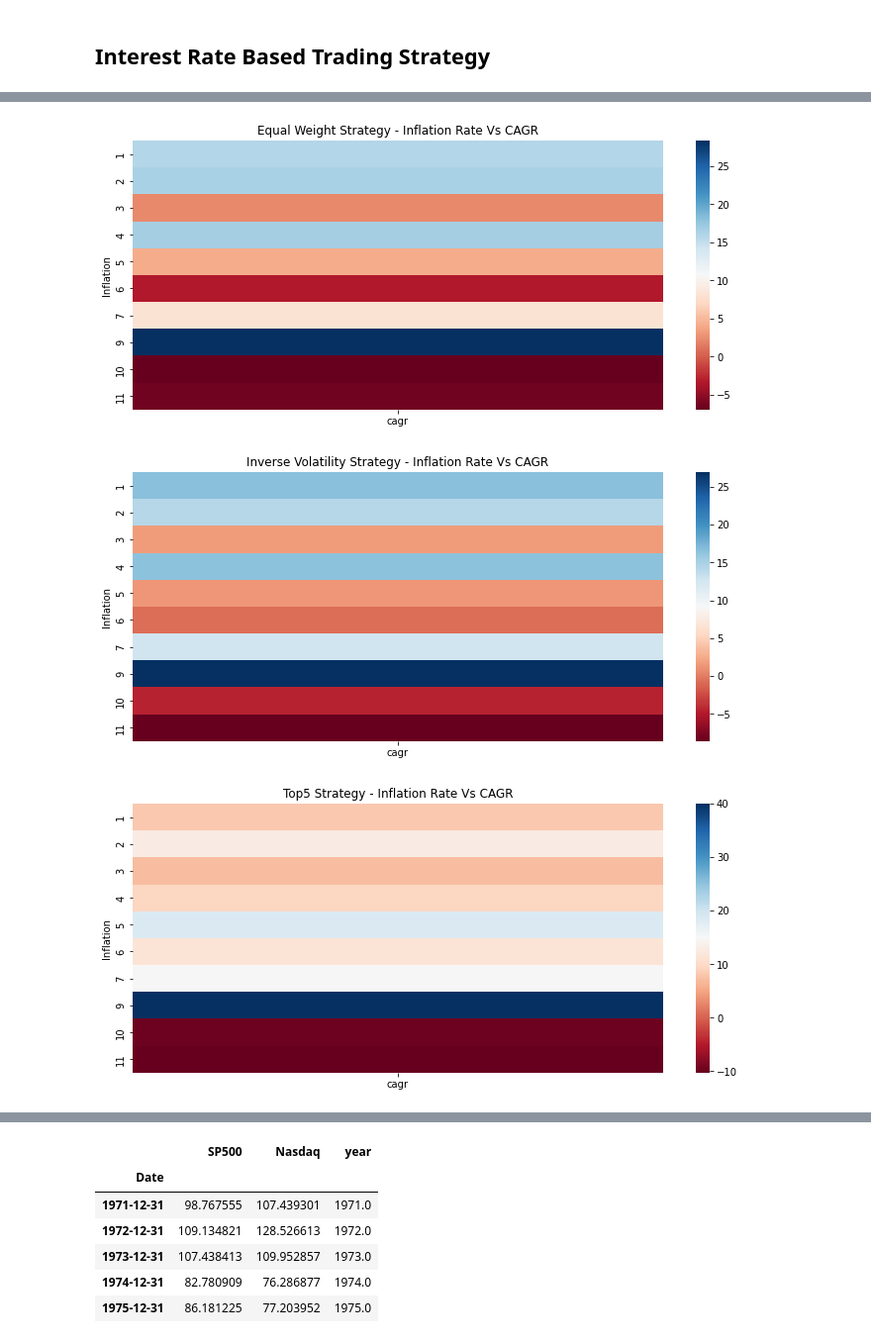
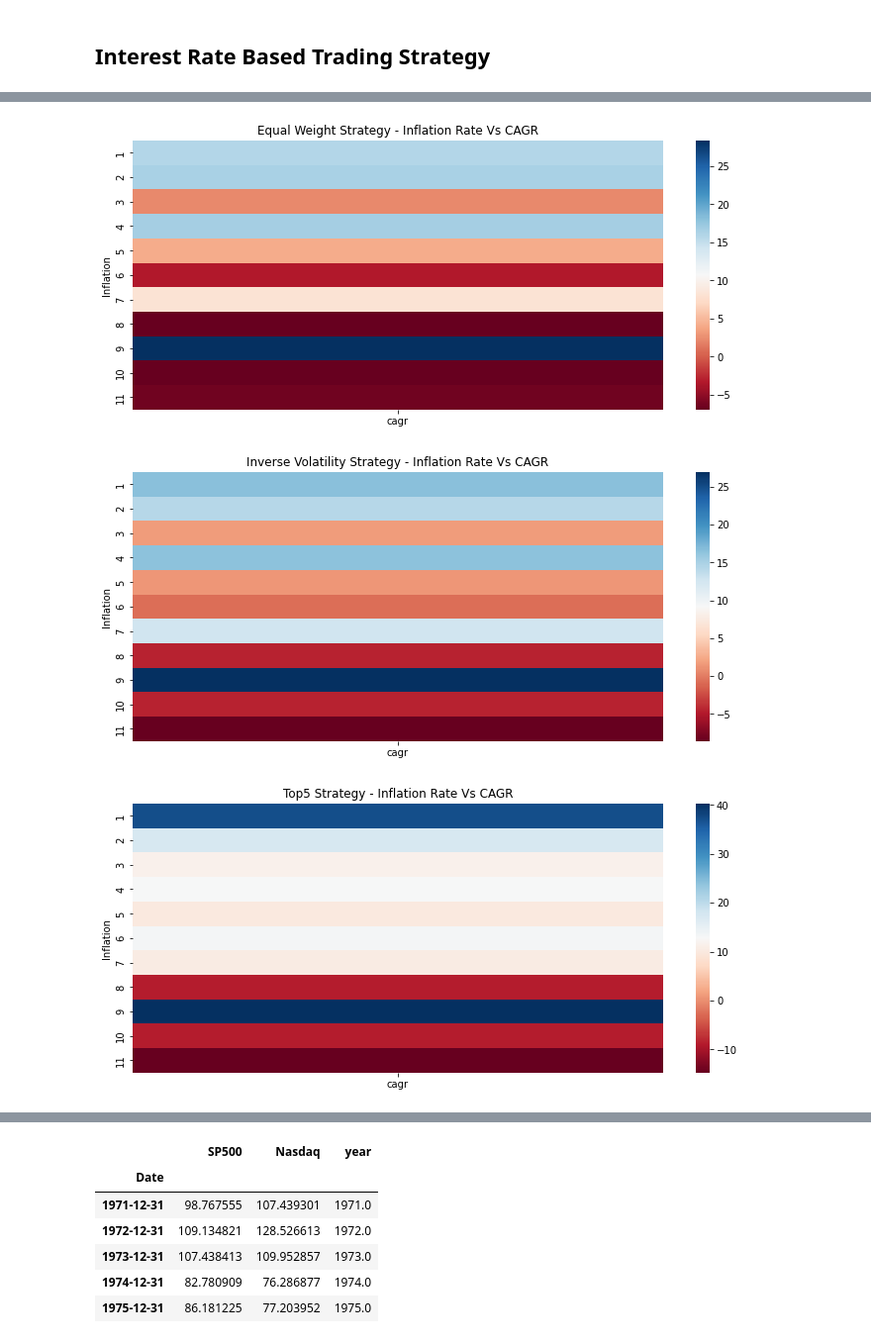
Before and after one commit to kartskri/FinancialTrading, a Jupyter notebook: project/Project_V2.ipynb, the cells around one changed output, grey strips where cells are left out. Shown at 99% size. Saved outputs shown, nothing was run; the diff lists cells and outputs as text; code cells hidden in the pictures.

```diff
--- a/project/Project_V2.ipynb
+++ b/project/Project_V2.ipynb
@@ -260,7 +265,7 @@ inverse_volatility_strategy = bt.Strategy('Inverse_Volatility',
                               bt.algos.Rebalance()
                             ])
 # %%
-top5_strategy = bt.Strategy('Top5',
+top3_strategy = bt.Strategy('Top3',
                             [
                               bt.algos.RunWeekly(),
                               bt.algos.SelectAll(),
@@ -268,7 +273,7 @@ top5_strategy = bt.Strategy('Top5',
                               bt.algos.Rebalance()
                             ])
 # %%
-strategy_lst = [equal_weight_strategy, inverse_volatility_strategy, top5_strategy]
+strategy_lst = [equal_weight_strategy, inverse_volatility_strategy, top3_strategy]
 # %% [markdown]
 ## Interest Rate Based Trading Strategy
 # %%
@@ -391,7 +491,9 @@ def inflation_based_strategy_computation(strategies, target_inflation_metric = -
     if target_inflation_metric == 8:
         # We don't have data Inflation @ 8.
         # Inflation 9 - unique data case so letz set inflation metric to 10
-        target_inflation_metric = 10
+        computed_target_inflation_metric = 10
+    else:
+        computed_target_inflation_metric = target_inflation_metric
 
     # Initialize empty lists
     lst_inflation = []
@@ -405,9 +507,9 @@ def inflation_based_strategy_computation(strategies, target_inflation_metric = -
 
         target_year_list = []
         if target_inflation_metric == -1:
-            target_year_list = range(1972, 2022)
+            target_year_list = range(1960, 2022)
         else:
-            inflation_from, inflation_to = int(target_inflation_metric), round(target_inflation_metric)
+            inflation_from, inflation_to = int(computed_target_inflation_metric), round(computed_target_inflation_metric)
             if(inflation_from == inflation_to):
                 inflation_to = inflation_from + 1
 
@@ -424,9 +526,9 @@ def inflation_based_strategy_computation(strategies, target_inflation_metric = -
 
             try:
 
-                if (bt_strategy.name == 'Top5'):
-                    tickers = usa_inflation_interest_df[usa_inflation_interest_df['Year']==yr]['Top5'].to_string(index=False)
-                    price_data = bt.get(tickers, start=start_date, end=end_date)
+                if (bt_strategy.name == 'Top3'):
+                    top3codes = usa_inflation_interest_df[usa_inflation_interest_df['Year']==yr]['Top3'].to_string(index=False)
+                    price_data = bt.get(top3codes, start=start_date, end=end_date)
                 else:
                     price_data = fetch_price_data_range(index_tickers, start_date, end_date)
 
@@ -469,5 +571,5 @@ inflation_rate_stock_analysis_df = inflation_rate_stock_parameters()
 
 equal_weight_strategy_df = inflation_rate_stock_analysis_df[inflation_rate_stock_analysis_df['strategy_name'] == 'Equal_Weight']
 inverse_volatility_strategy_df = inflation_rate_stock_analysis_df[inflation_rate_stock_analysis_df['strategy_name'] == 'Inverse_Volatility']
-top5_strategy_df = inflation_rate_stock_analysis_df[inflation_rate_stock_analysis_df['strategy_name'] == 'Top5']
+top3_strategy_df = inflation_rate_stock_analysis_df[inflation_rate_stock_analysis_df['strategy_name'] == 'Top3']
 # %% [output]
@@ -515,13 +606,13 @@ plt.show()
 # %%
 plot_heatmap(equal_weight_strategy_df, ['Inflation'], ['cagr'], 'Equal Weight Strategy - Inflation Rate Vs CAGR')
 # %% [output]
-[figure, old version]
+[figure, new version]
 # %%
 plot_heatmap(inverse_volatility_strategy_df, ['Inflation'], ['cagr'], 'Inverse Volatility Strategy - Inflation Rate Vs CAGR')
 # %% [output]
-[figure, old version]
+[figure, new version]
 # %%
-plot_heatmap(top5_strategy_df, ['Inflation'], ['cagr'], 'Top5 Strategy - Inflation Rate Vs CAGR')
+plot_heatmap(top3_strategy_df, ['Inflation'], ['cagr'], 'Top5 Strategy - Inflation Rate Vs CAGR')
 # %% [output]
-[figure, old version]
+[figure, new version]
 # %%
```
Also changed, not shown: parts of 32 cells of this notebook, 1 other file.
